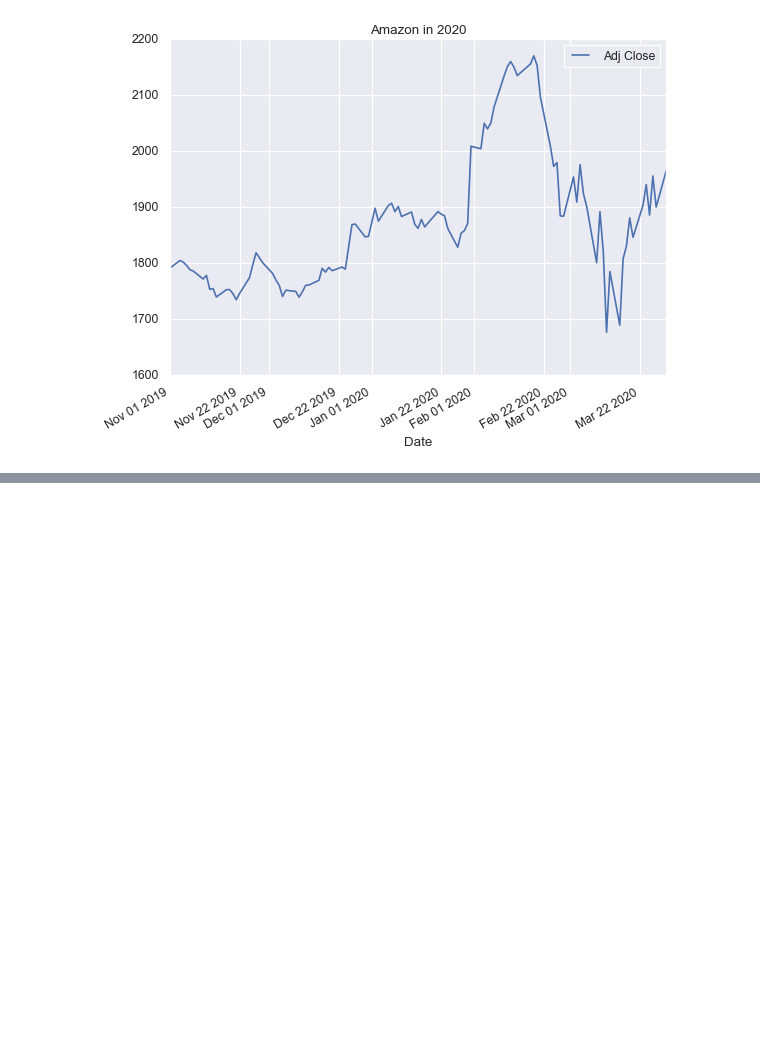
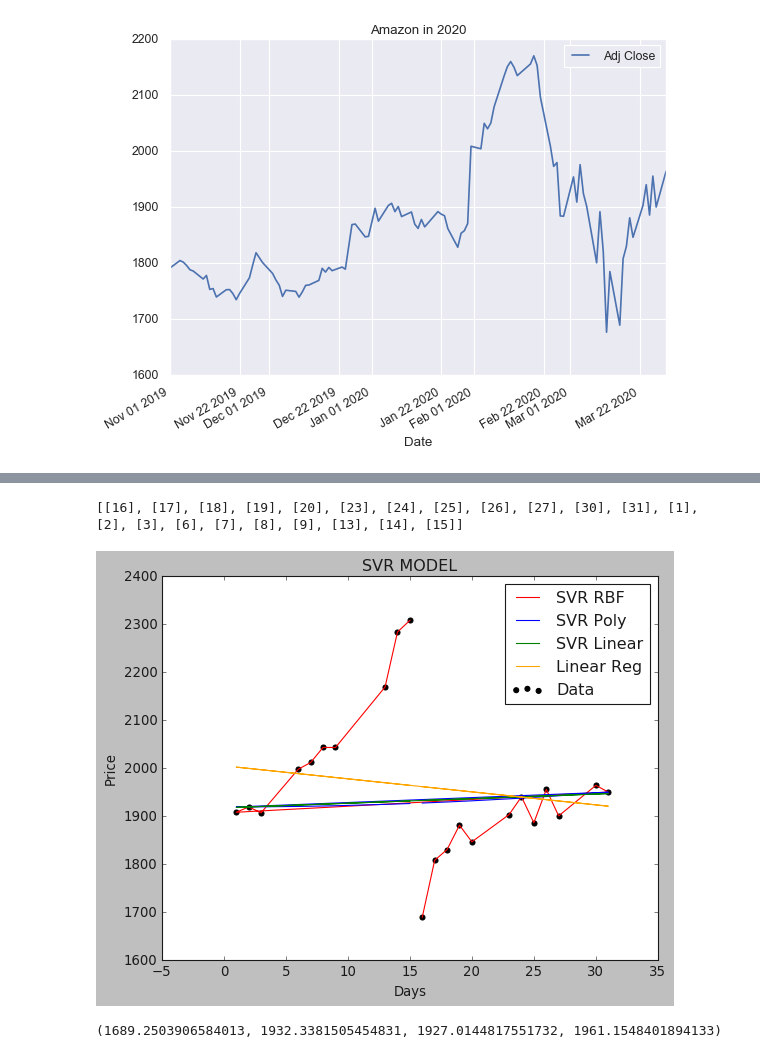
Before and after one commit to joshj97/Stock-Analysis-Prediction-using-Python-Tools-Machine-Learning, a Jupyter notebook: Stock Analysis_Technology.ipynb, the cells around one changed output, grey strips where cells are left out. Cells and saved outputs as stored; diff of their text form; code cells hidden in the pictures; blank space fills up the shorter version.

```diff
--- a/Stock Analysis_Technology.ipynb
+++ b/Stock Analysis_Technology.ipynb
@@ -414,0 +579,4 @@ Amazon_df.loc['2019-11-01':'2020-03-30'][['Adj Close']].plot(title="Amazon in 20
+# %%
+#predicting the company American airlines by reading the csv. we taking a month of data to predict.
+Amazon_df = pd.read_csv('AMZN1.csv')
+Amazon_df.head(22)
@@ -414,0 +601,55 @@ Amazon_df.loc['2019-11-01':'2020-03-30'][['Adj Close']].plot(title="Amazon in 20
+# %%
+Amazon_df_dates = Amazon_df.loc[:, 'Date']
+#Getting  all of the rows from the Close Column
+Amazon_df_open = Amazon_df.loc[:, 'Close']
+# %%
+#building  the independent data set for x
+for date in Amazon_df_dates:
+ dates.append( [int(date.split('-')[2])])
+
+#building the dependent data set for y
+for Close_price in Amazon_df_open:
+  prices.append(float(Close_price))
+#printing all the dates
+print(dates)
+# %% [output]
+[[16], [17], [18], [19], [20], [23], [24], [25], [26], [27], [30], [31], [1], [2], [3], [6], [7], [8], [9], [13], [14], [15]]
+# %%
+#prediction model to build the relationship between x and y to do a prediction
+def predict_prices(dates, prices, x):
+
+  #Creating the  Support Vector Regression model
+  svr_lin = SVR(kernel='linear', C= 1e3)
+  svr_poly= SVR(kernel='poly', C=1e3, degree=2)
+  svr_rbf = SVR(kernel='rbf', C=1e3, gamma='auto')
+
+  #TRAINING THE DATA SET TO GET THE MODEL OF PREDICTION
+  svr_lin.fit(dates,prices)
+  svr_poly.fit(dates,prices)
+  svr_rbf.fit(dates,prices)
+
+  #creating rhe model of LR
+  lin_reg = LinearRegression()
+  #Trainning the model
+  lin_reg.fit(dates,prices)
+
+  #Plot the models on a graph to see which has the best fit
+  plt.scatter(dates, prices, color='black', label='Data')
+  plt.plot(dates, svr_rbf.predict(dates), color='red', label='SVR RBF')
+  plt.plot(dates, svr_poly.predict(dates), color='blue', label='SVR Poly')
+  plt.plot(dates, svr_lin.predict(dates), color='green', label='SVR Linear')
+  plt.plot(dates, lin_reg.predict(dates), color='orange', label='Linear Reg')
+  plt.xlabel('Days')
+  plt.ylabel('Price')
+  plt.title('SVR MODEL')
+  plt.legend()
+  plt.show()
+
+  return svr_rbf.predict(x)[0], svr_lin.predict(x)[0],svr_poly.predict(x)[0],lin_reg.predict(x)[0]
+# %%
+#Predict the price of daily Amazon stocks
+predicted_price = predict_prices(dates, prices, [[16]])
+print(predicted_price)
+# %% [output]
+[figure, added]
+(1689.2503906584013, 1932.3381505454831, 1927.0144817551732, 1961.1548401894133)
```
Also changed, not shown: parts of 37 cells of this notebook.
